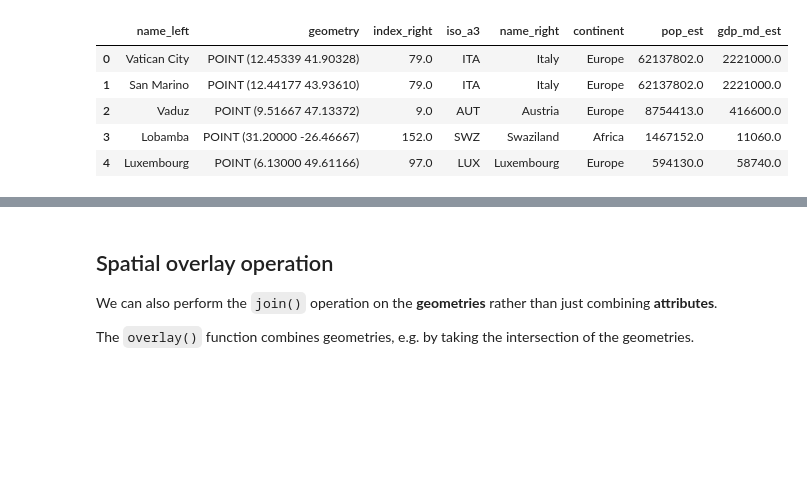
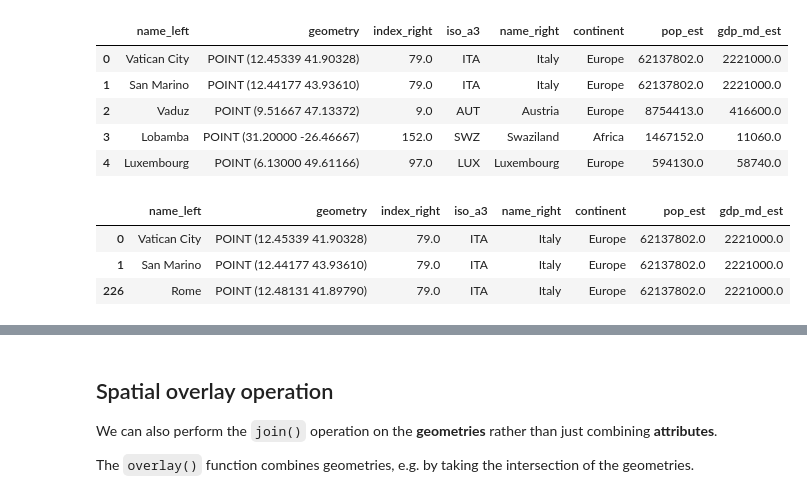
Before and after one commit to MUSA-550-Fall-2021/week-3, a Jupyter notebook: lecture-3A.ipynb, the cells around one changed output, grey strips where cells are left out. Drawn from its saved outputs; the diff is of its cells as text; code cells hidden in the pictures; blank space fills up the shorter version.

```diff
--- a/lecture-3A.ipynb
+++ b/lecture-3A.ipynb
@@ -656,6 +659,14 @@ joined.head()
 | 2 | Vaduz | POINT (9.51667 47.13372) | 9.0 | AUT | Austria | Europe | 8754413.0 | 416600.0 |
 | 3 | Lobamba | POINT (31.20000 -26.46667) | 152.0 | SWZ | Swaziland | Africa | 1467152.0 | 11060.0 |
 | 4 | Luxembourg | POINT (6.13000 49.61166) | 97.0 | LUX | Luxembourg | Europe | 594130.0 | 58740.0 |
+# %%
+cities_in_italy = joined.loc[joined['name_right'] == 'Italy']
+cities_in_italy
+# %% [output]
+|  | name_left | geometry | index_right | iso_a3 | name_right | continent | pop_est | gdp_md_est |
+| 0 | Vatican City | POINT (12.45339 41.90328) | 79.0 | ITA | Italy | Europe | 62137802.0 | 2221000.0 |
+| 1 | San Marino | POINT (12.44177 43.93610) | 79.0 | ITA | Italy | Europe | 62137802.0 | 2221000.0 |
+| 226 | Rome | POINT (12.48131 41.89790) | 79.0 | ITA | Italy | Europe | 62137802.0 | 2221000.0 |
 # %%
 # Extract Italy
 italy = countries.loc[countries['name']=='Italy']
```
Also changed, not shown: parts of 12 cells of this notebook.
